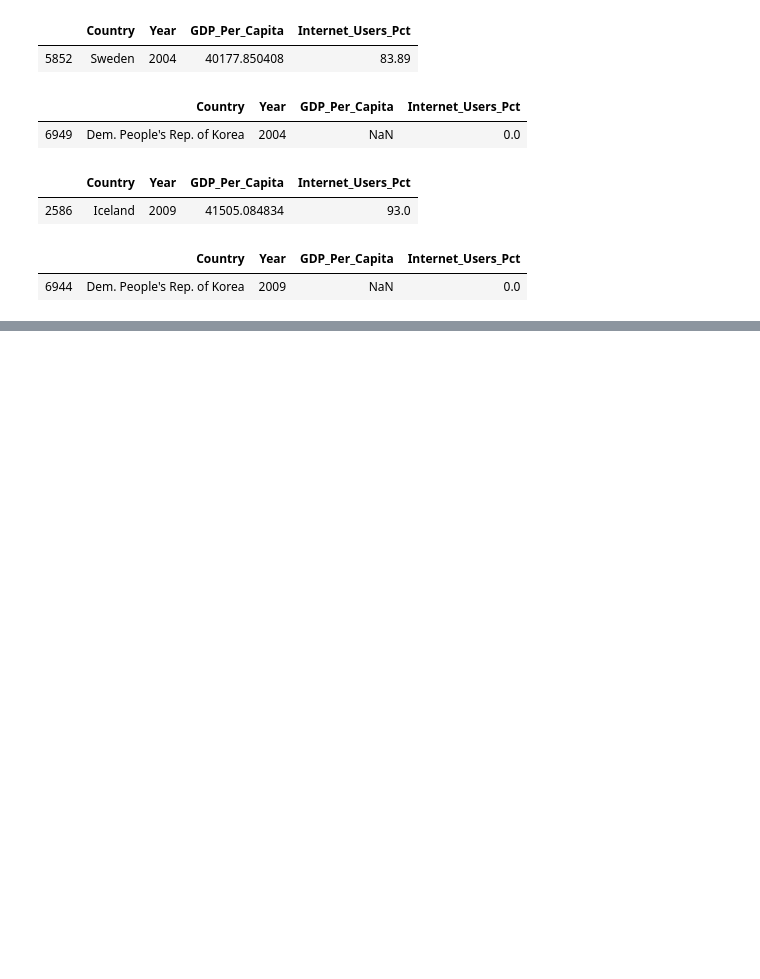
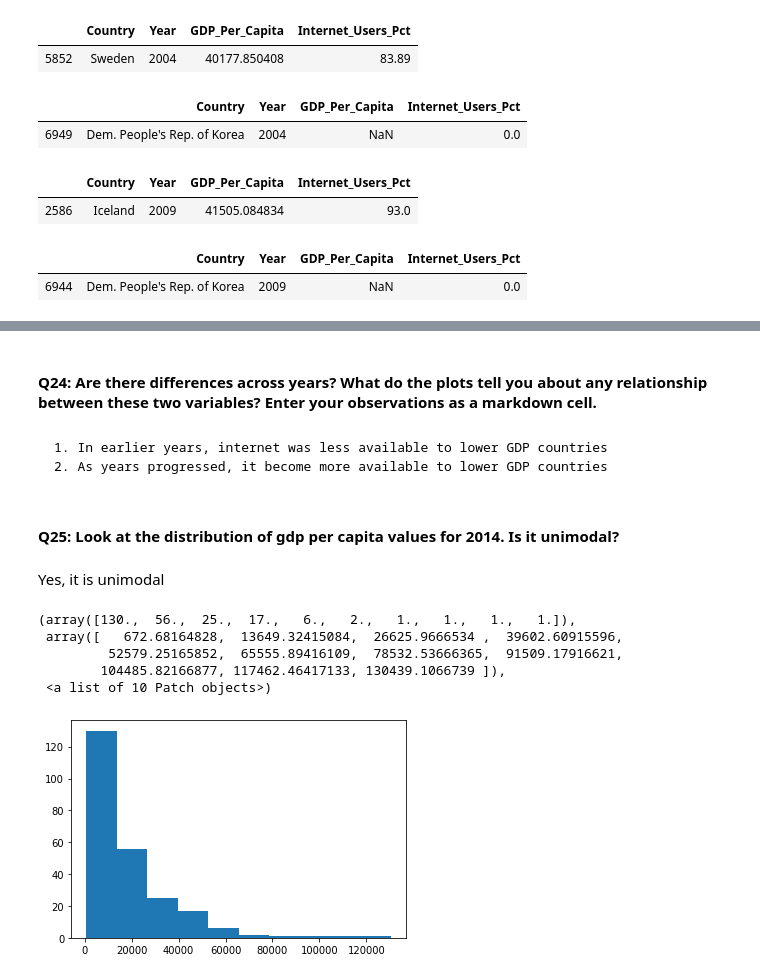
Before and after one commit to bensdata/1, a Jupyter notebook: notebooks/un_data_exploratory.ipynb, the cells around one changed output, grey strips where cells are left out. Drawn from its saved outputs; the diff is of its cells as text; code cells hidden in the pictures; blank space fills up the shorter version.

```diff
--- a/notebooks/un_data_exploratory.ipynb
+++ b/notebooks/un_data_exploratory.ipynb
@@ -251,0 +289,18 @@ gdp_and_internet_use_2009.sort_values(by = 'Internet_Users_Pct', ascending = Tru
+# %% [markdown]
+#### Q24: Are there differences across years? What do the plots tell you about any relationship between these two variables? Enter your observations as a markdown cell.
+# %% [markdown]
+    1. In earlier years, internet was less available to lower GDP countries
+    2. As years progressed, it become more available to lower GDP countries
+# %% [markdown]
+#### Q25: Look at the distribution of gdp per capita values for 2014. Is it unimodal?
+# %% [markdown]
+Yes, it is unimodal
+# %%
+plt.hist(gdp_and_internet_use_2014.GDP_Per_Capita)
+# %% [output]
+(array([130.,  56.,  25.,  17.,   6.,   2.,   1.,   1.,   1.,   1.]),
+ array([   672.68164828,  13649.32415084,  26625.9666534 ,  39602.60915596,
+         52579.25165852,  65555.89416109,  78532.53666365,  91509.17916621,
+        104485.82166877, 117462.46417133, 130439.1066739 ]),
+ <a list of 10 Patch objects>)
+[figure, added]
```
Also changed, not shown: parts of 19 cells of this notebook.
